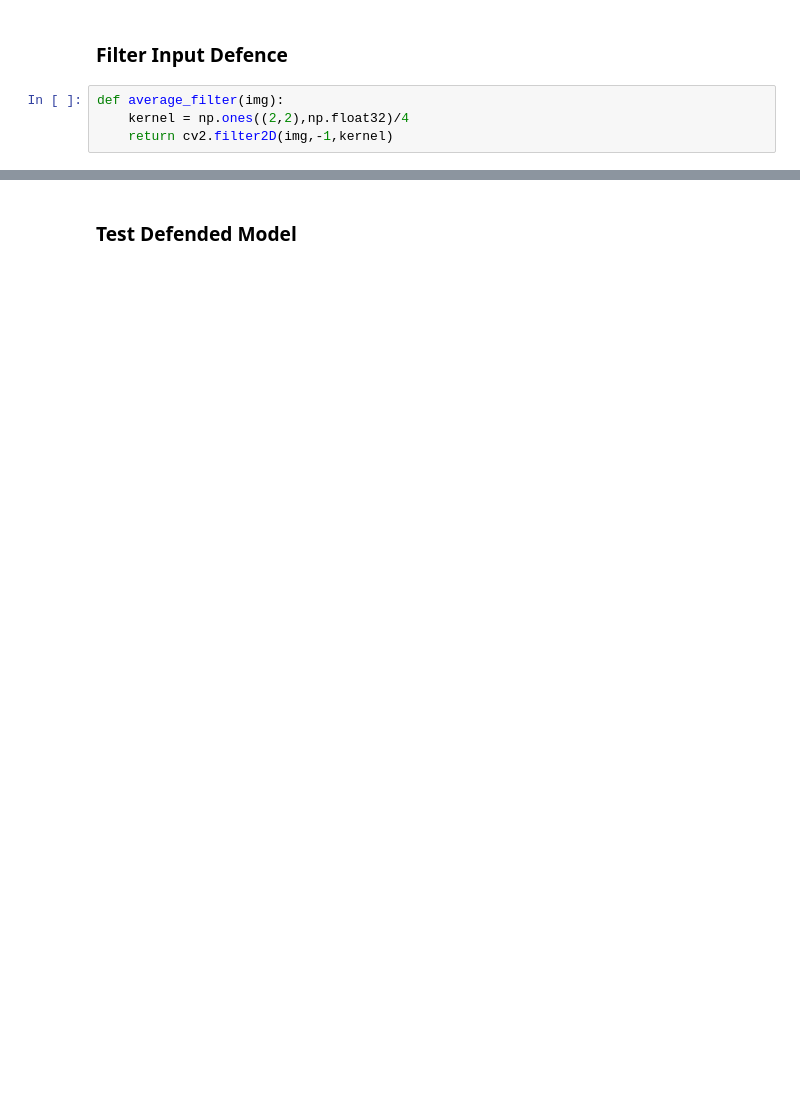
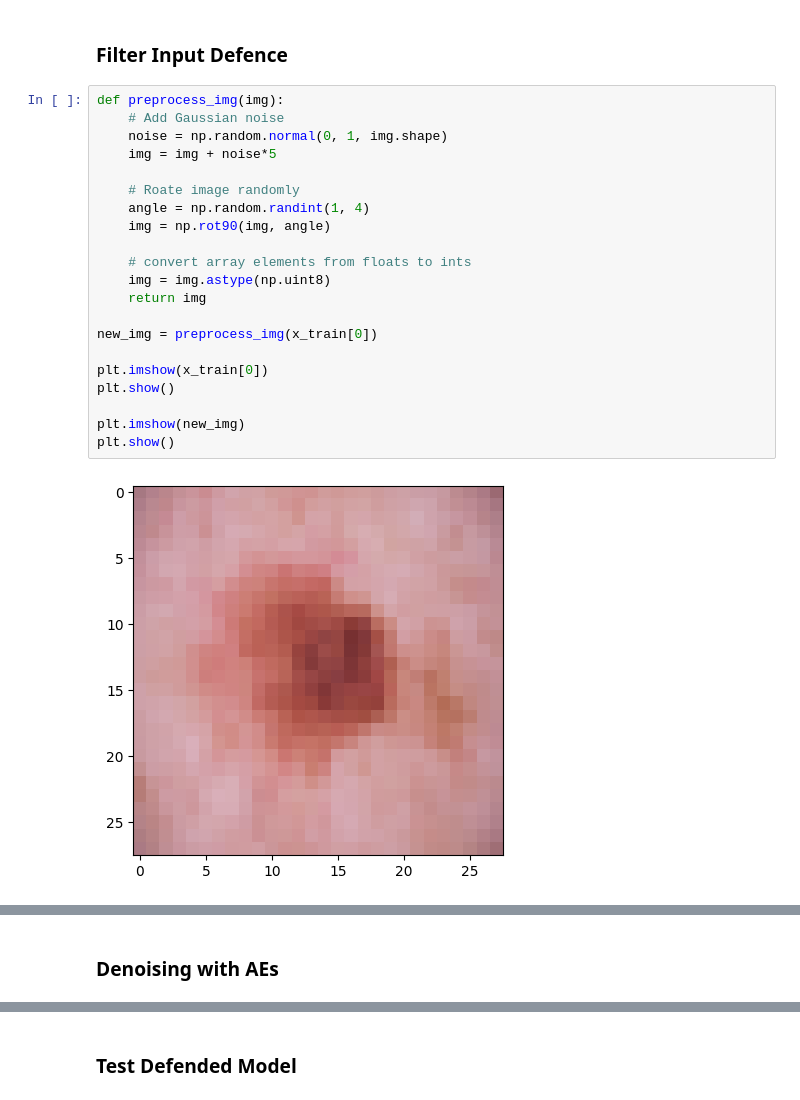
Before and after one commit to zignadCube/DeepLearningProject, a Jupyter notebook: Project.ipynb, the cells around one changed output, grey strips where cells are left out. Cells and saved outputs as stored; diff of their text form; blank space fills up the shorter version.

Commit message:
Denoising AE. The Project file might not work everywhere

```diff
--- a/Project.ipynb
+++ b/Project.ipynb
@@ -302,6 +445,25 @@ Epoch 10: val_accuracy improved from 0.87797 to 0.89488, saving model to best_mo
 # %% [markdown]
 ### Filter Input Defence
 # %%
-def average_filter(img):
-    kernel = np.ones((2,2),np.float32)/4
-    return cv2.filter2D(img,-1,kernel)
+def preprocess_img(img):
+    # Add Gaussian noise
+    noise = np.random.normal(0, 1, img.shape)
+    img = img + noise*5
+
+    # Roate image randomly
+    angle = np.random.randint(1, 4)
+    img = np.rot90(img, angle)
+
+    # convert array elements from floats to ints
+    img = img.astype(np.uint8)
+    return img
+
+new_img = preprocess_img(x_train[0])
+
+plt.imshow(x_train[0])
+plt.show()
+
+plt.imshow(new_img)
+plt.show()
+# %% [output]
+[figure, added]
@@ -307,0 +471,2 @@ def average_filter(img):
+# %% [markdown]
+### Denoising with AEs
```
Also changed, not shown: parts of 17 cells of this notebook, 3 other files.
